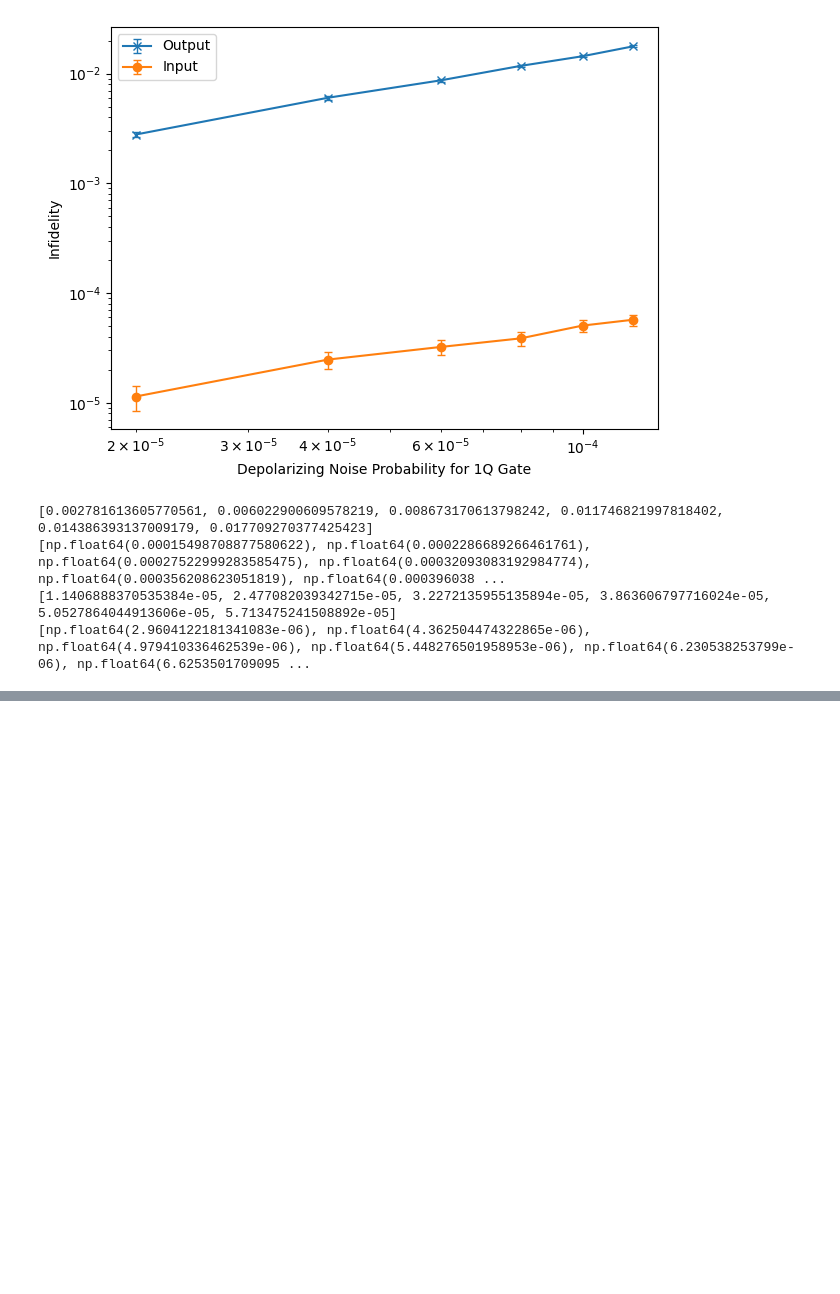
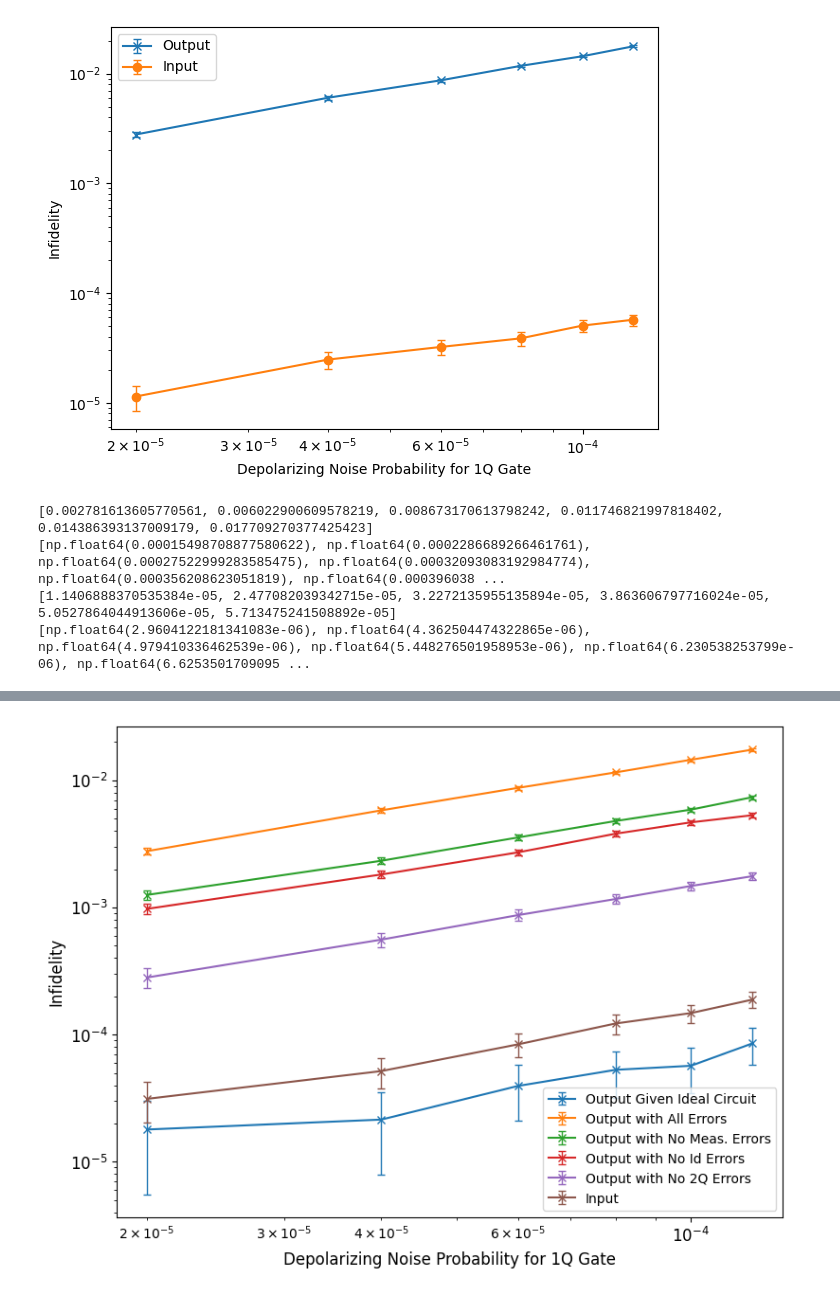
Before and after one commit to Sal7ySalt/Smallest-MSD-Protocol, a Jupyter notebook: 3_qubit_code/no_concat.ipynb, the cells around one changed output, grey strips where cells are left out. Cells and saved outputs as stored; diff of their text form; code cells hidden in the pictures; blank space fills up the shorter version.

```diff
--- a/3_qubit_code/no_concat.ipynb
+++ b/3_qubit_code/no_concat.ipynb
@@ -221,6 +225,6 @@ input_state = QuantumCircuit(2, 1)
 input_state.ry(theta, 0)
 
 ideal_input = QuantumCircuit(2)
-ideal_input.initialize([amp_0, amp_1], [0])
+ideal_input.append(RY_custom, [0])
 ideal_input = Statevector(ideal_input)
 # %%
@@ -355,0 +364,16 @@ print(input_sample_err_rate)
+# %%
+one_qubit_noise = []
+for i in range(1, 7):
+    one_qubit_noise.append(np.round((0.00002*i), 5)) # Quantinuum 1Q Gate
+
+meas_noise = []
+for i in range(1, 7):
+    meas_noise.append(np.round((0.0015*i), 4)) # Quantinuum SPAM
+
+two_qubit_noise = []
+for i in range(1, 7):
+    two_qubit_noise.append(np.round((0.0016*i), 4)) # Quantinuum 2Q Gate
+
+depol_probs_idle = []
+for i in range(1, 7):
+    depol_probs_idle.append(np.round(1.896 * 10**(-2) * i, 5))
@@ -355,0 +580,77 @@ print(input_sample_err_rate)
+# %%
+# Plotting both together
+plt.figure(figsize=(8,6))
+
+plt.errorbar(
+    one_qubit_noise,
+    plot1_y,
+    yerr=plot1_y_unc,
+    fmt=f'x-',
+    capsize=3,
+    elinewidth=1,
+    label='Output Given Ideal Circuit'
+)
+
+plt.errorbar(
+    one_qubit_noise,
+    plot2_y,
+    yerr=plot2_y_unc,
+    fmt=f'x-',
+    capsize=3,
+    elinewidth=1,
+    label='Output with All Errors'
+)
+
+plt.errorbar(
+    one_qubit_noise,
+    plot3_y,
+    yerr=plot3_y_unc,
+    fmt=f'x-',
+    capsize=3,
+    elinewidth=1,
+    label='Output with No Meas. Errors'
+)
+
+plt.errorbar(
+    one_qubit_noise,
+    plot4_y,
+    yerr=plot4_y_unc,
+    fmt=f'x-',
+    capsize=3,
+    elinewidth=1,
+    label='Output with No Id Errors'
+)
+
+plt.errorbar(
+    one_qubit_noise,
+    plot5_y,
+    yerr=plot5_y_unc,
+    fmt=f'x-',
+    capsize=3,
+    elinewidth=1,
+    label='Output with No 2Q Errors'
+)
+
+plt.errorbar(
+    one_qubit_noise,
+    input_infidelities,
+    yerr=input_sample_err_rate,
+    fmt=f'x-',
+    capsize=3,
+    elinewidth=1,
+    label='Input'
+)
+
+plt.xscale('log')
+plt.yscale('log')
+
+plt.legend()
+plt.ylabel('Infidelity', fontsize=12)
+plt.xlabel('Depolarizing Noise Probability for 1Q Gate', fontsize=12)
+#plt.grid(True, which='both', linestyle=':')
+plt.tight_layout()
+plt.xticks(fontsize=12)
+plt.yticks(fontsize=12)
+plt.show()
+# %% [output]
+[figure, added]
```
Also changed, not shown: parts of 11 cells of this notebook, 5 other files.
